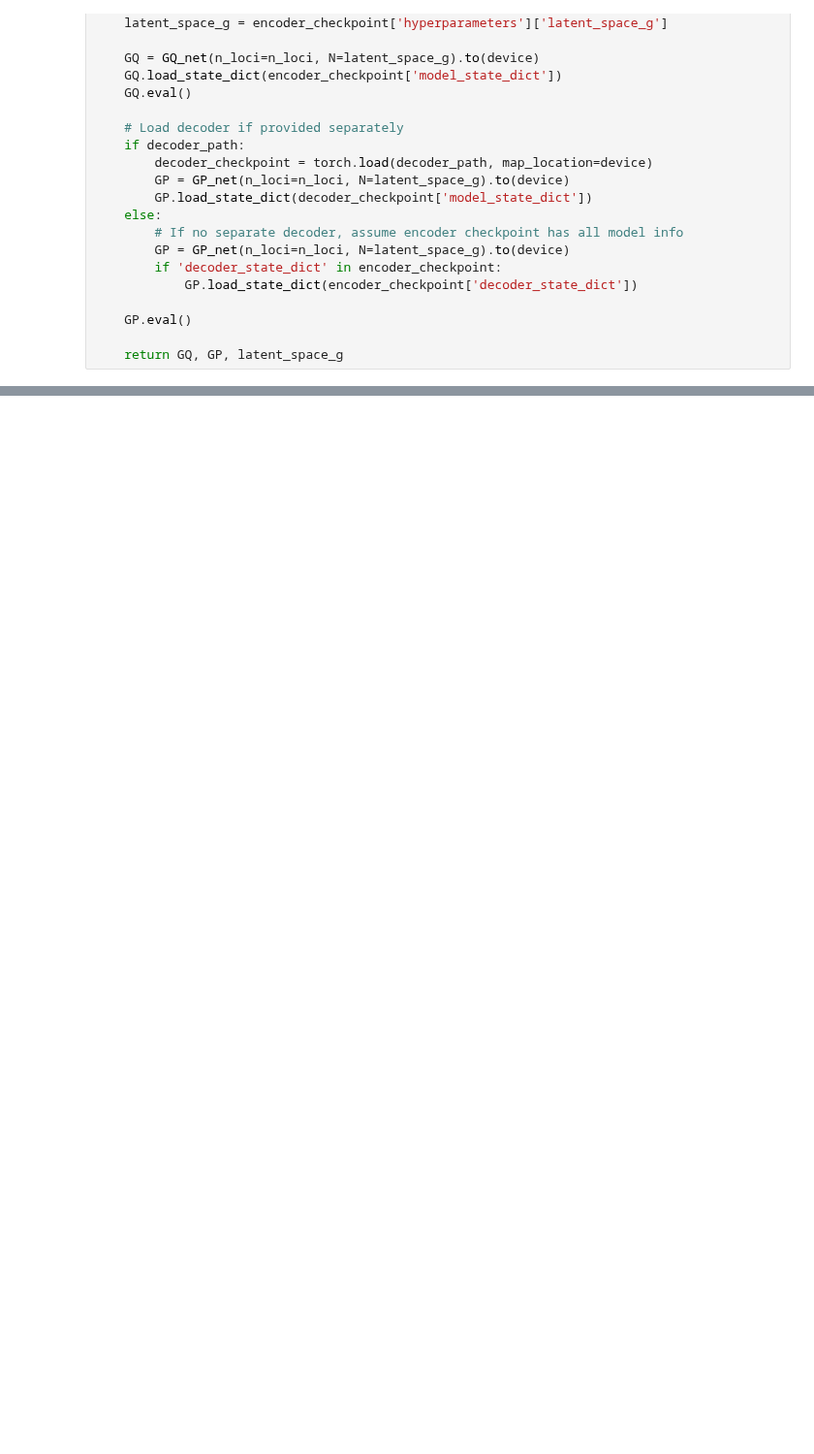
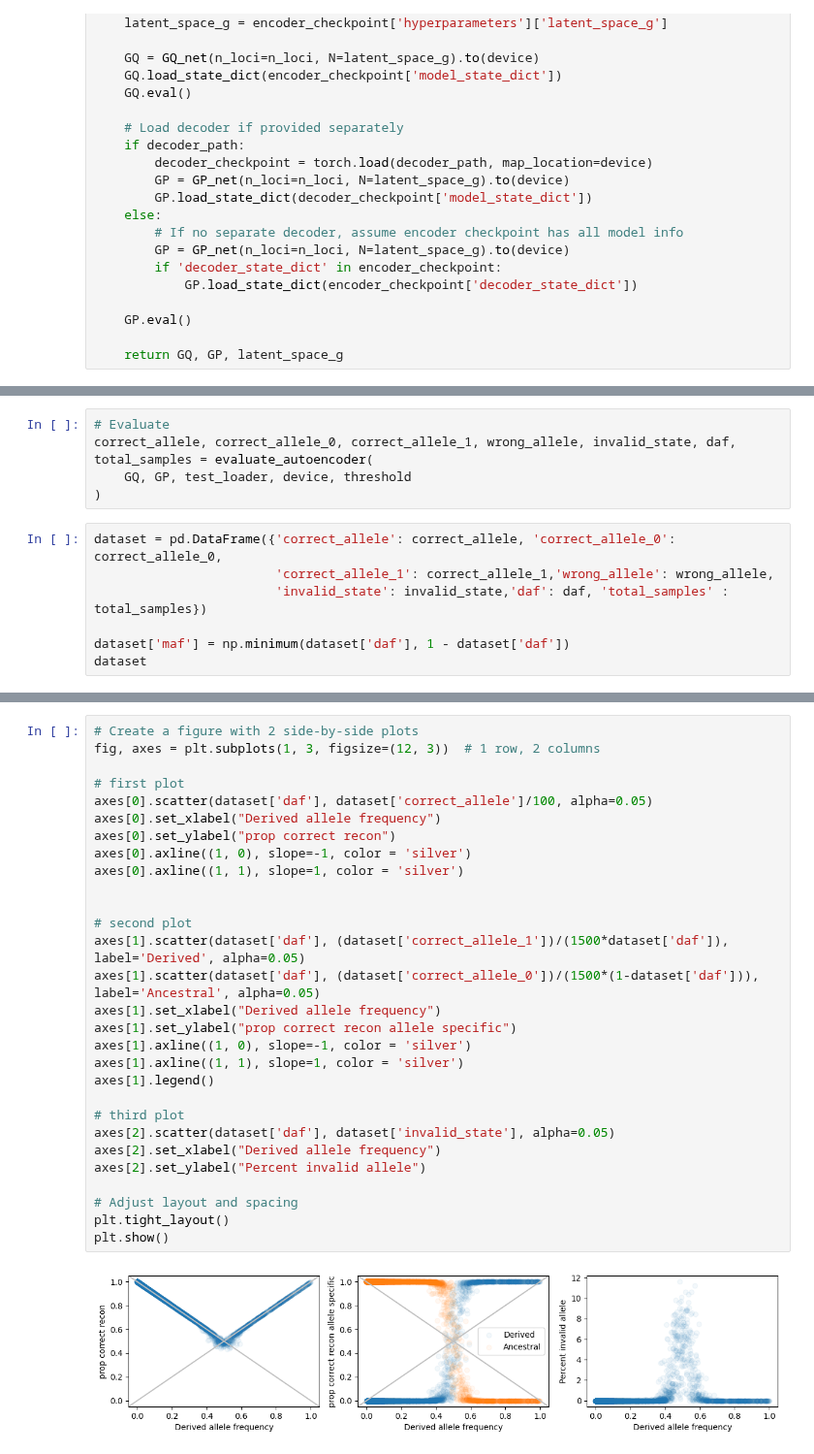
Before and after one commit to Arcadia-Science/2025-epistasis-dl-quantgen, a Jupyter notebook: workflow_sims/gpatlas/gpatlas_lite_gg_reconstruction_eval.ipynb, the cells around one changed output, grey strips where cells are left out. Shown at 97% size. Saved outputs shown, nothing was run; the diff lists cells and outputs as text; blank space fills up the shorter version.

```diff
--- a/workflow_sims/gpatlas/gpatlas_lite_gg_reconstruction_eval.ipynb
+++ b/workflow_sims/gpatlas/gpatlas_lite_gg_reconstruction_eval.ipynb
@@ -214 +230,13 @@ Models loaded successfully. Latent space size: 3500
 Evaluating on 1500 test samples...
+# %%
+# Evaluate
+correct_allele, correct_allele_0, correct_allele_1, wrong_allele, invalid_state, daf, total_samples = evaluate_autoencoder(
+    GQ, GP, test_loader, device, threshold
+)
+# %%
+dataset = pd.DataFrame({'correct_allele': correct_allele, 'correct_allele_0': correct_allele_0,
+                        'correct_allele_1': correct_allele_1,'wrong_allele': wrong_allele,
+                        'invalid_state': invalid_state,'daf': daf, 'total_samples' : total_samples})
+
+dataset['maf'] = np.minimum(dataset['daf'], 1 - dataset['daf'])
+dataset
@@ -214,0 +257,31 @@ Evaluating on 1500 test samples...
+# %%
+# Create a figure with 2 side-by-side plots
+fig, axes = plt.subplots(1, 3, figsize=(12, 3))  # 1 row, 2 columns
+
+# first plot
+axes[0].scatter(dataset['daf'], dataset['correct_allele']/100, alpha=0.05)
+axes[0].set_xlabel("Derived allele frequency")
+axes[0].set_ylabel("prop correct recon")
+axes[0].axline((1, 0), slope=-1, color = 'silver')
+axes[0].axline((1, 1), slope=1, color = 'silver')
+
+
+# second plot
+axes[1].scatter(dataset['daf'], (dataset['correct_allele_1'])/(1500*dataset['daf']), label='Derived', alpha=0.05)
+axes[1].scatter(dataset['daf'], (dataset['correct_allele_0'])/(1500*(1-dataset['daf'])), label='Ancestral', alpha=0.05)
+axes[1].set_xlabel("Derived allele frequency")
+axes[1].set_ylabel("prop correct recon allele specific")
+axes[1].axline((1, 0), slope=-1, color = 'silver')
+axes[1].axline((1, 1), slope=1, color = 'silver')
+axes[1].legend()
+
+# third plot
+axes[2].scatter(dataset['daf'], dataset['invalid_state'], alpha=0.05)
+axes[2].set_xlabel("Derived allele frequency")
+axes[2].set_ylabel("Percent invalid allele")
+
+# Adjust layout and spacing
+plt.tight_layout()
+plt.show()
+# %% [output]
+[figure, added]
```
Also changed, not shown: parts of 3 cells of this notebook, 9 other files.
